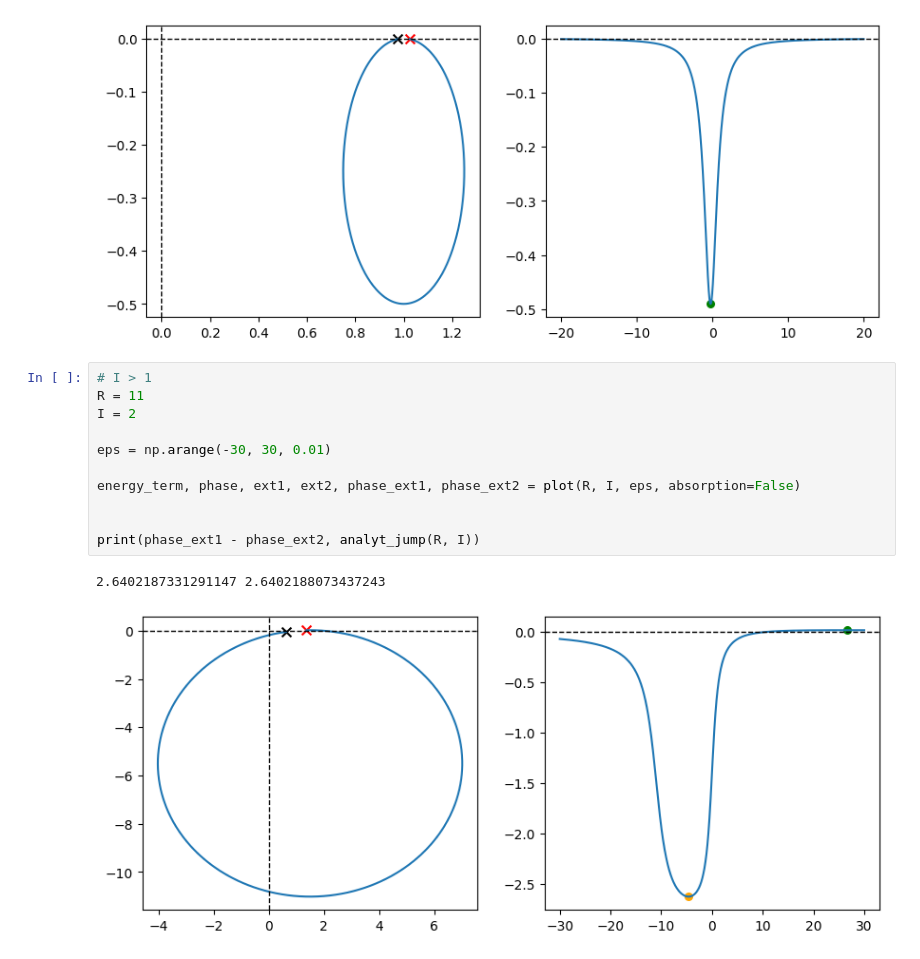
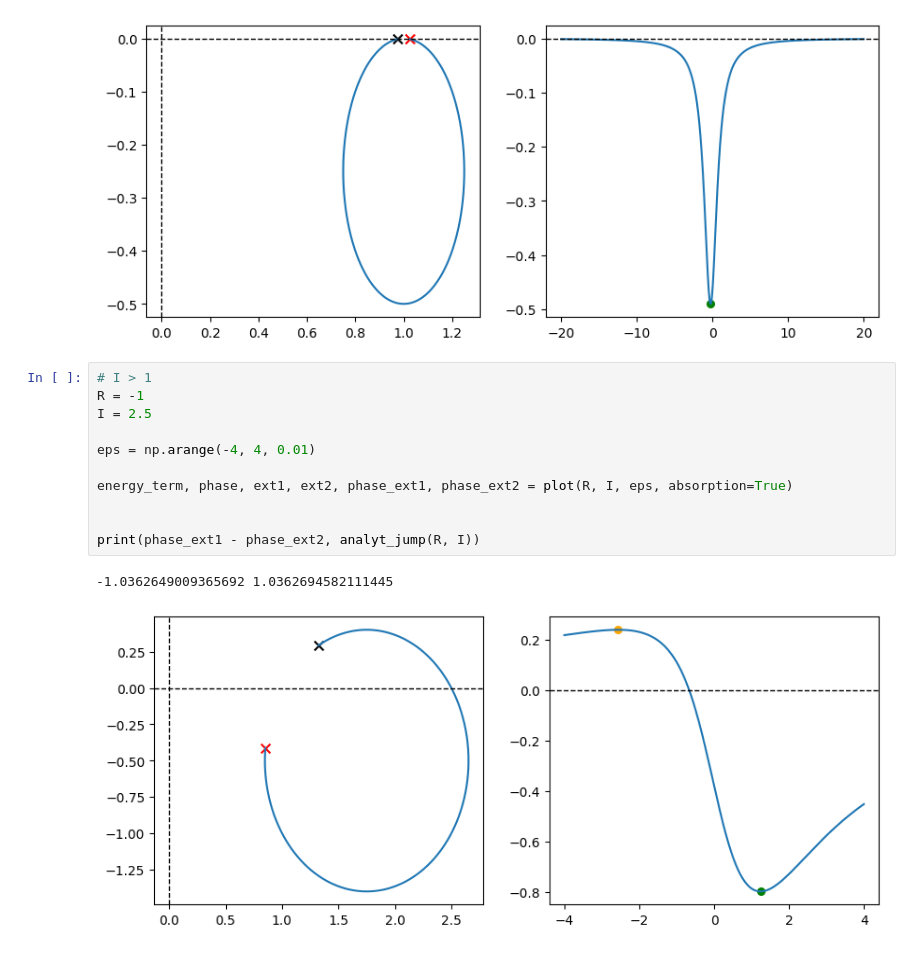
Before and after one commit to kulichik39/photoionization_analysis, a Jupyter notebook: phase_model_analysis/phase_model.ipynb, the cells around one changed output. Drawn from its saved outputs; the diff is of its cells as text.

Commit message:
added model prediction for the angular phases

```diff
--- a/phase_model_analysis/phase_model.ipynb
+++ b/phase_model_analysis/phase_model.ipynb
@@ -108,15 +120,15 @@ print(phase_ext1, analyt_jump(R, I))
 [figure]
 # %%
 # I > 1
-R = 11
-I = 2
+R = -1
+I = 2.5
 
-eps = np.arange(-30, 30, 0.01)
+eps = np.arange(-4, 4, 0.01)
 
-energy_term, phase, ext1, ext2, phase_ext1, phase_ext2 = plot(R, I, eps, absorption=False)
+energy_term, phase, ext1, ext2, phase_ext1, phase_ext2 = plot(R, I, eps, absorption=True)
 
 
 print(phase_ext1 - phase_ext2, analyt_jump(R, I))
 # %% [output]
-2.6402187331291147 2.6402188073437243
+-1.0362649009365692 1.0362694582111445
-[figure, old version]
+[figure, new version]
```
Also changed, not shown: parts of 4 cells of this notebook, 3 other files.
